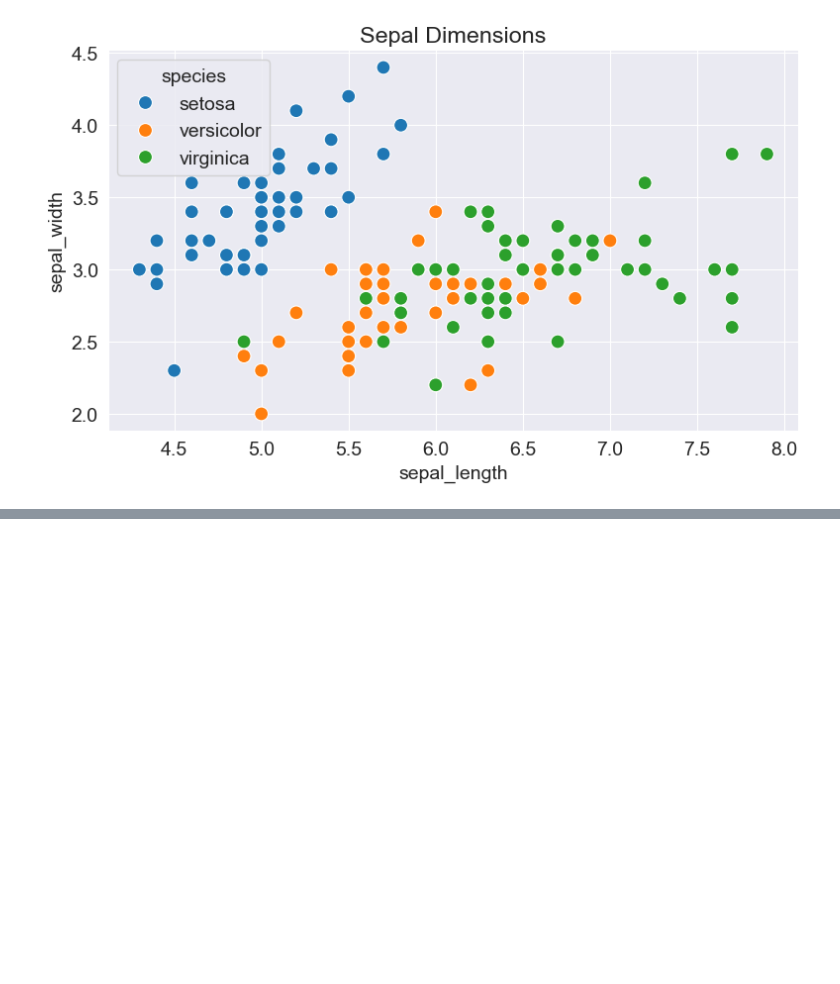
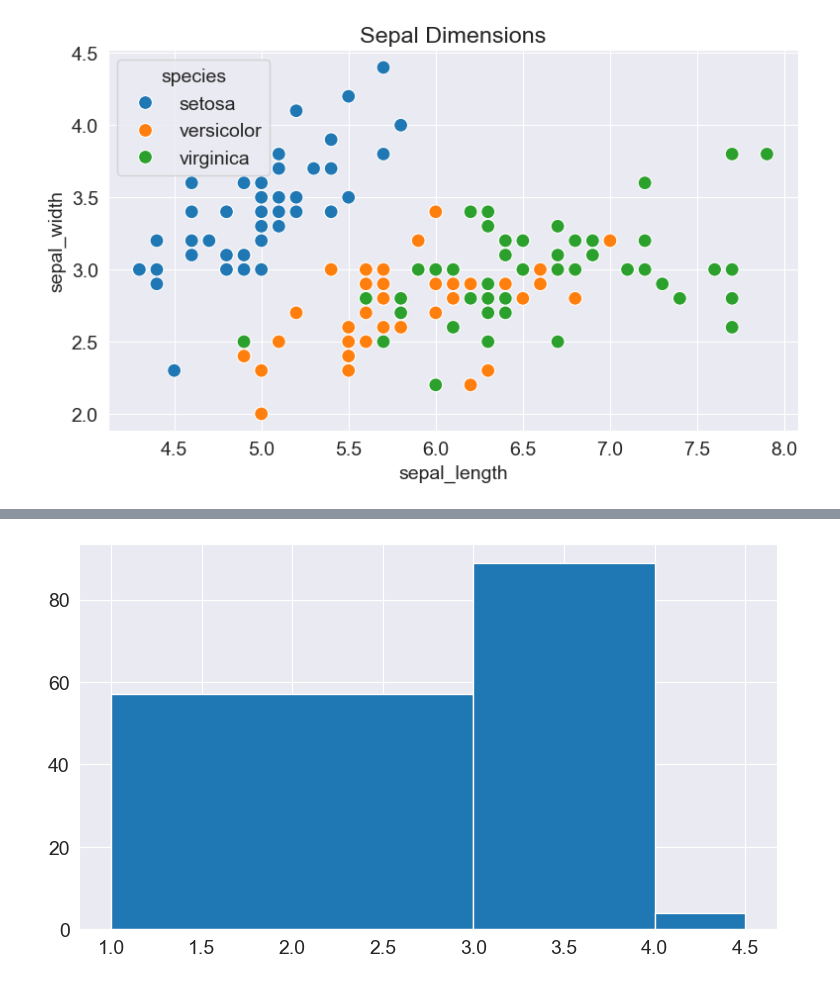
Before and after one commit to MitulPatil/Data-Analysis-with-Python, a Jupyter notebook: MatplotSeaborn.ipynb, the cells around one changed output, grey strips where cells are left out. Drawn from its saved outputs; the diff is of its cells as text; code cells hidden in the pictures; blank space fills up the shorter version.

```diff
--- a/MatplotSeaborn.ipynb
+++ b/MatplotSeaborn.ipynb
@@ -306,0 +370,5 @@ sns.scatterplot(x='sepal_length',
+# %%
+# Bins of unequal sizes
+plt.hist(flowers_df.sepal_width,bins=[1,3,4,4.5]);
+# %% [output]
+[figure, added]
```
Also changed, not shown: parts of 11 cells of this notebook.
